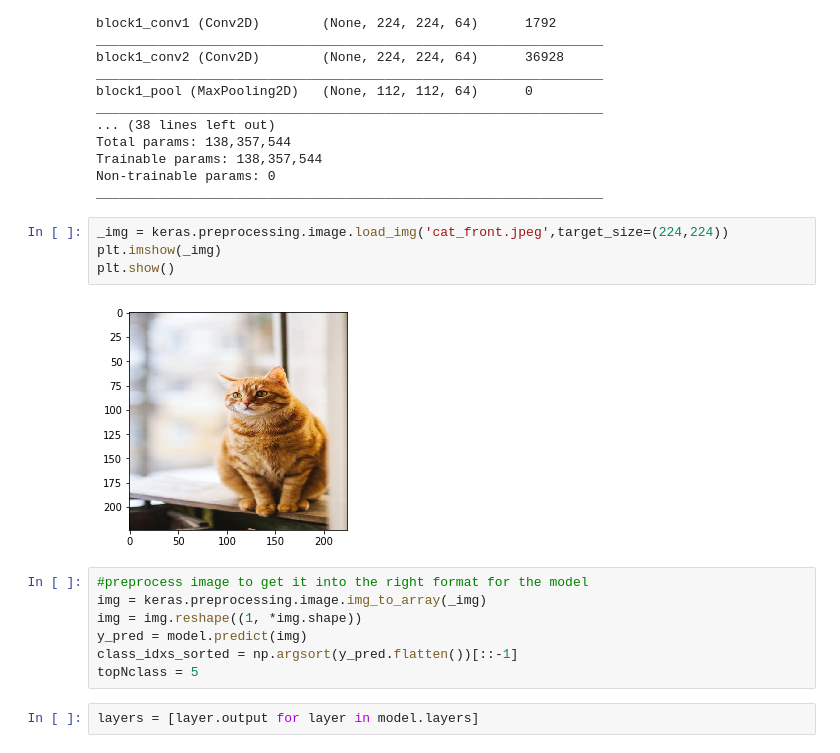
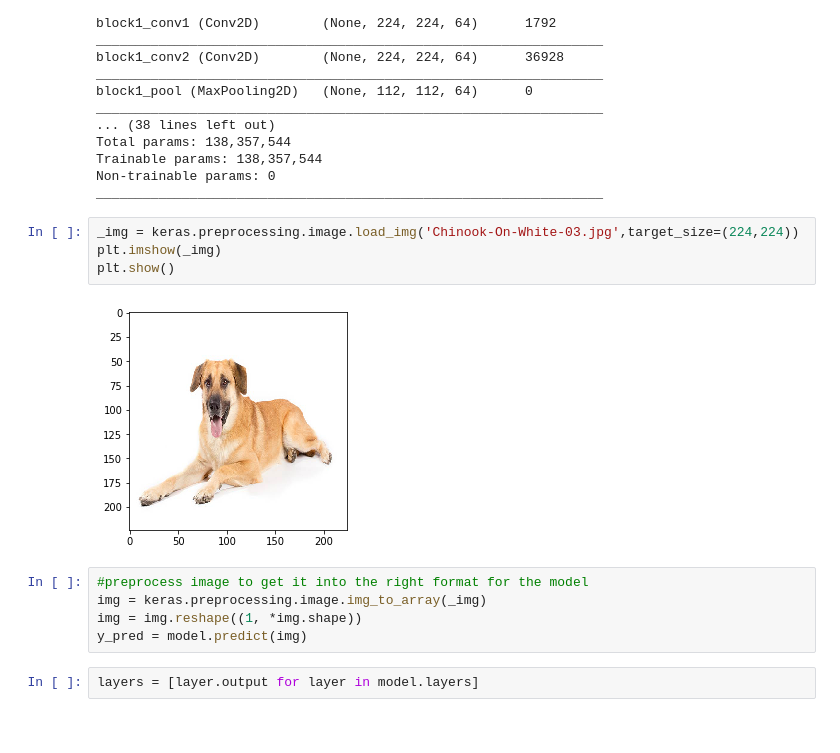
Before and after one commit to usmanr149/Saliency-Maps-in-TF-2.0, a Jupyter notebook: Saliency Map in Tensorflow 2.0.ipynb, the cells around one changed output. Cells and saved outputs as stored; diff of their text form.

Commit message:
Change test image

```diff
--- a/Saliency Map in Tensorflow 2.0.ipynb
+++ b/Saliency Map in Tensorflow 2.0.ipynb
@@ -33,18 +33,16 @@ Trainable params: 138,357,544
 Non-trainable params: 0
 _________________________________________________________________
 # %%
-_img = keras.preprocessing.image.load_img('cat_front.jpeg',target_size=(224,224))
+_img = keras.preprocessing.image.load_img('Chinook-On-White-03.jpg',target_size=(224,224))
 plt.imshow(_img)
 plt.show()
 # %% [output]
-[figure, old version]
+[figure, new version]
 # %%
 #preprocess image to get it into the right format for the model
 img = keras.preprocessing.image.img_to_array(_img)
 img = img.reshape((1, *img.shape))
 y_pred = model.predict(img)
-class_idxs_sorted = np.argsort(y_pred.flatten())[::-1]
-topNclass = 5
 # %%
 layers = [layer.output for layer in model.layers]
 # %%
```
Also changed, not shown: parts of 2 cells of this notebook, 2 other files.
